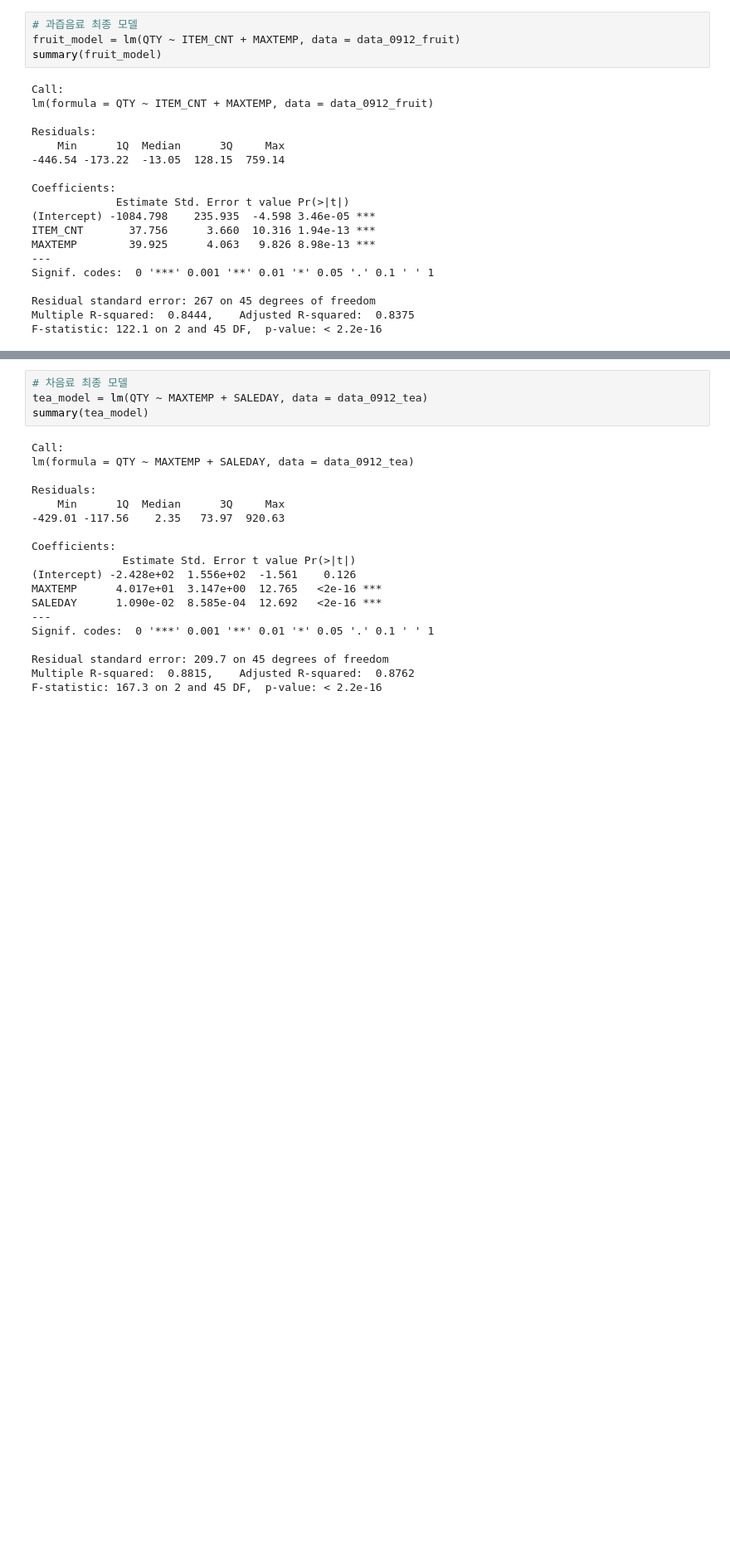
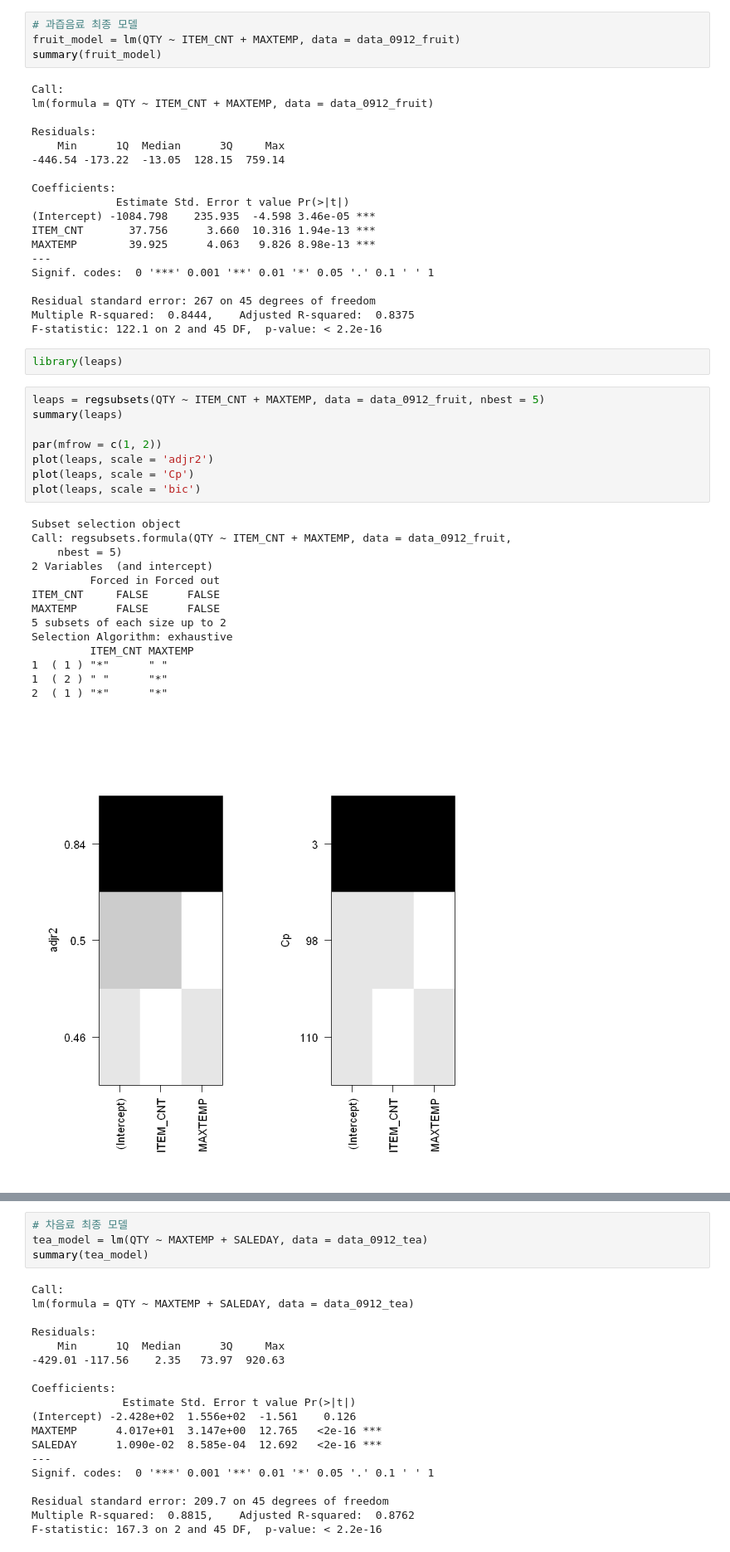
Before and after one commit to MethodFunc/R, a Jupyter notebook: 개인.ipynb, the cells around one changed output, grey strips where cells are left out. Shown at 83% size. Cells and saved outputs as stored; diff of their text form; blank space fills up the shorter version.

```diff
--- a/개인.ipynb
+++ b/개인.ipynb
@@ -1226,3 +1263,28 @@ Signif. codes:  0 '***' 0.001 '**' 0.01 '*' 0.05 '.' 0.1 ' ' 1
 Residual standard error: 267 on 45 degrees of freedom
 Multiple R-squared:  0.8444,    Adjusted R-squared:  0.8375
 F-statistic: 122.1 on 2 and 45 DF,  p-value: < 2.2e-16
+# %%
+library(leaps)
+# %%
+leaps = regsubsets(QTY ~ ITEM_CNT + MAXTEMP, data = data_0912_fruit, nbest = 5)
+summary(leaps)
+
+par(mfrow = c(1, 2))
+plot(leaps, scale = 'adjr2')
+plot(leaps, scale = 'Cp')
+plot(leaps, scale = 'bic')
+# %% [output]
+Subset selection object
+Call: regsubsets.formula(QTY ~ ITEM_CNT + MAXTEMP, data = data_0912_fruit,
+    nbest = 5)
+2 Variables  (and intercept)
+         Forced in Forced out
+ITEM_CNT     FALSE      FALSE
+MAXTEMP      FALSE      FALSE
+5 subsets of each size up to 2
+Selection Algorithm: exhaustive
+         ITEM_CNT MAXTEMP
+1  ( 1 ) "*"      " "
+1  ( 2 ) " "      "*"
+2  ( 1 ) "*"      "*"
+[figure, added]
```
Also changed, not shown: parts of 5 cells of this notebook, 2 other files.
